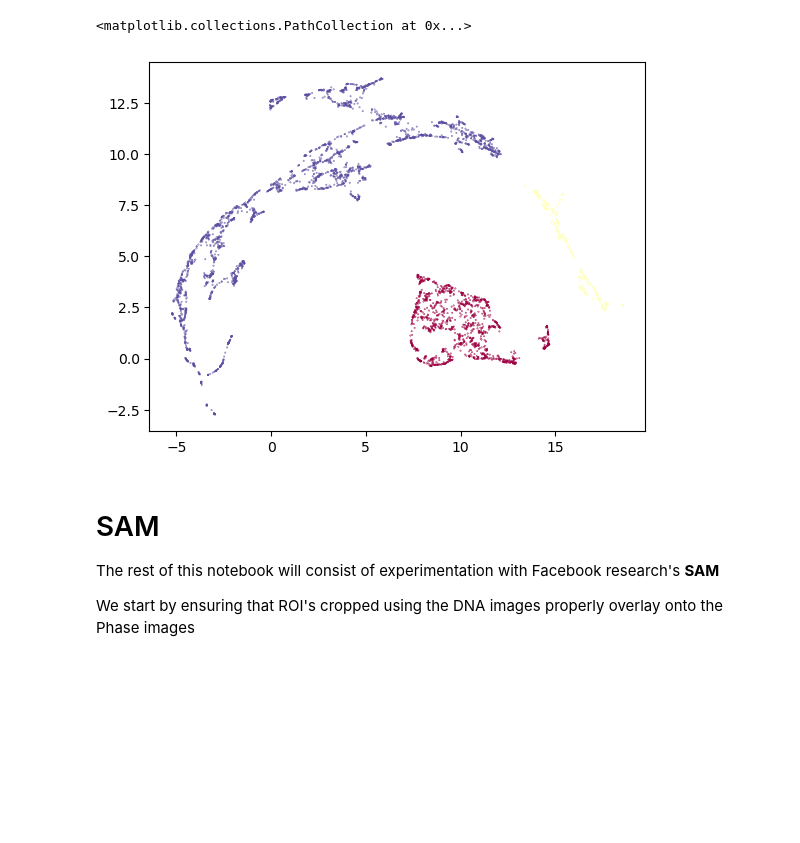
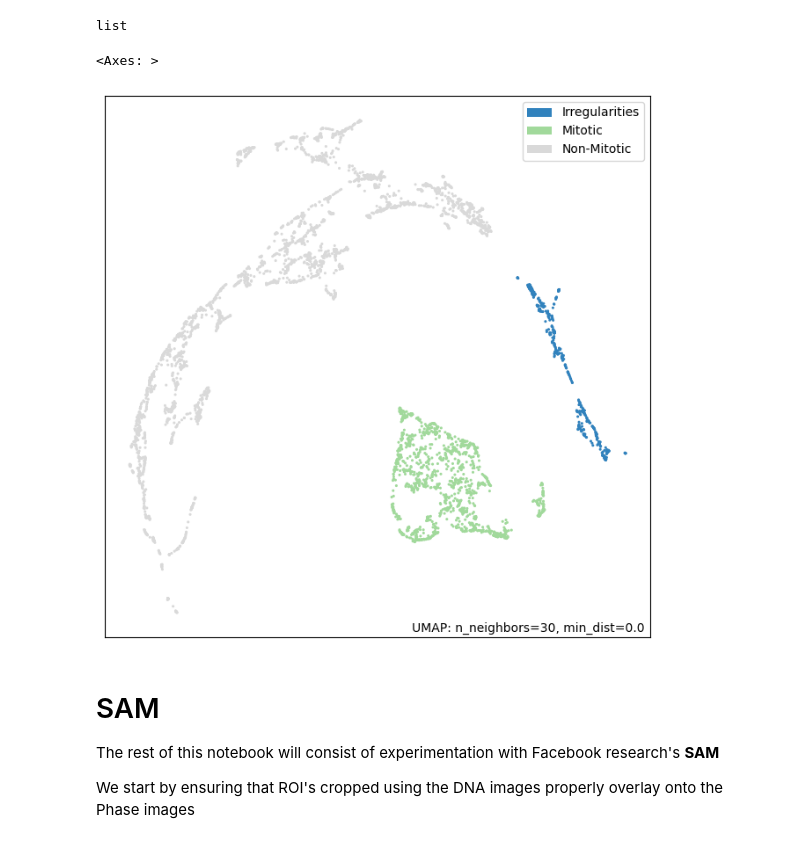
Before and after one commit to anishjv/cell-AAP, a Jupyter notebook: notebooks/example.ipynb, the cells around one changed output. Cells and saved outputs as stored; diff of their text form; code cells hidden in the pictures; blank space fills up the shorter version.

```diff
--- a/notebooks/example.ipynb
+++ b/notebooks/example.ipynb
@@ -34,33 +45,40 @@ df = x.transform().gen_df()
 # %%
-clusterable_embedding = umap.UMAP(
-    n_neighbors=30,
-    min_dist=0.0,
-    n_components=2,
-    random_state=42,
-).fit_transform(df)
+mapper = umap.UMAP(n_neighbors=30,
+                   min_dist=0.0,
+                   n_components=2,
+                   random_state=42,).fit(df)
 
-labels = hdbscan.HDBSCAN(
-    min_samples=10,
-    min_cluster_size=500,
-).fit_predict(clusterable_embedding)
+clusterable_embedding = umap.UMAP(n_neighbors=30,
+                                  min_dist=0.0,
+                                  n_components=2,
+                                  random_state=42,
+                                 ).fit_transform(df)
 
-labels_expanded = np.expand_dims(labels, axis = 1)
-vmain_df_with_UMAP_labels = np.append(df, labels_expanded, axis = 1)
+labels = hdbscan.HDBSCAN(min_samples=10,
+                         min_cluster_size=500,
+                        ).fit_predict(clusterable_embedding)
+
+df_with_cluster_labels = np.append(df, np.expand_dims(labels, axis = 1), axis = 1)
-# %%
-clustered = (labels >= 0)
-plt.scatter(clusterable_embedding[~clustered, 0],
-            clusterable_embedding[~clustered, 1],
-            color=(0.5, 0.5, 0.5),
-            s=0.1,
-            alpha=0.5)
-plt.scatter(clusterable_embedding[clustered, 0],
-            clusterable_embedding[clustered, 1],
-            c=labels[clustered],
-            s=0.1,
-            cmap='Spectral')
-# %% [output]
-<matplotlib.collections.PathCollection at 0x...>
-[figure, removed]
+# %%
+type(list(labels))
+# %% [output]
+list
+# %%
+labels = list(labels)
+for i in range(len(labels)):
+    if labels[i] == 2:
+        labels[i] = 'Non-Mitotic'
+    elif labels[i] == 1:
+        labels[i] = 'Irregularities'
+    elif labels[i] == 0:
+        labels[i] = 'Mitotic'
+labels = np.array(labels)
+# %%
+label_dict = {0: 'Blues', 1: 'Blues', 2: 'Blues'}
+umap.plot.points(mapper, labels = labels, theme = 'green')
+# %% [output]
+<Axes: >
+[figure, added]
 # %% [markdown]
 # SAM
 The rest of this notebook will consist of experimentation with Facebook research's **SAM**
```
Also changed, not shown: parts of 2 cells of this notebook.
